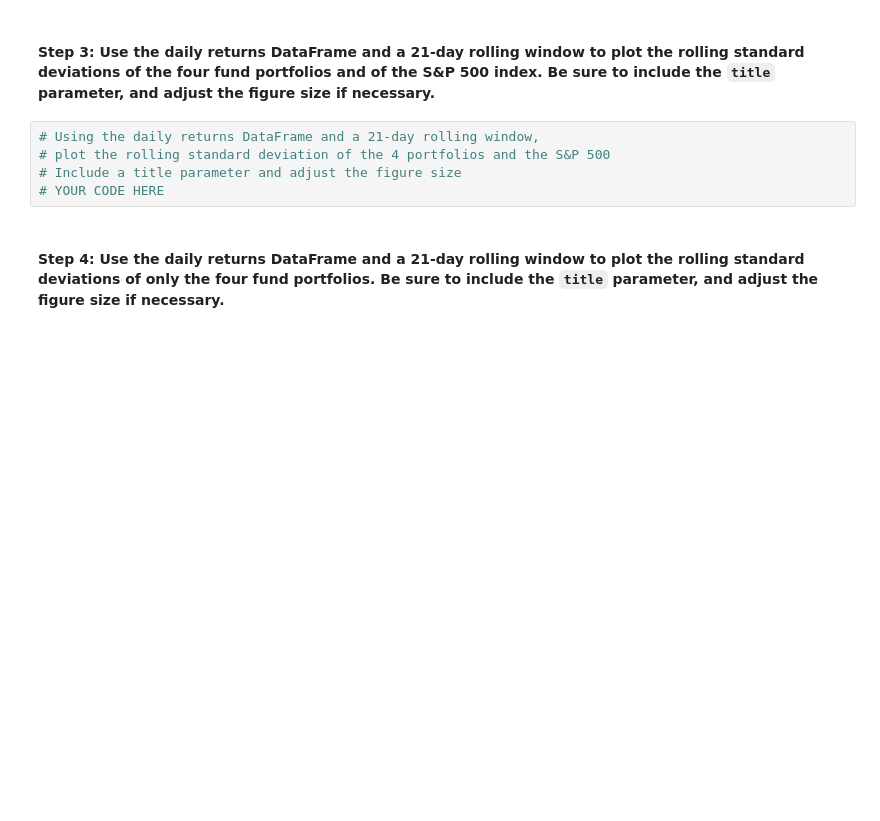
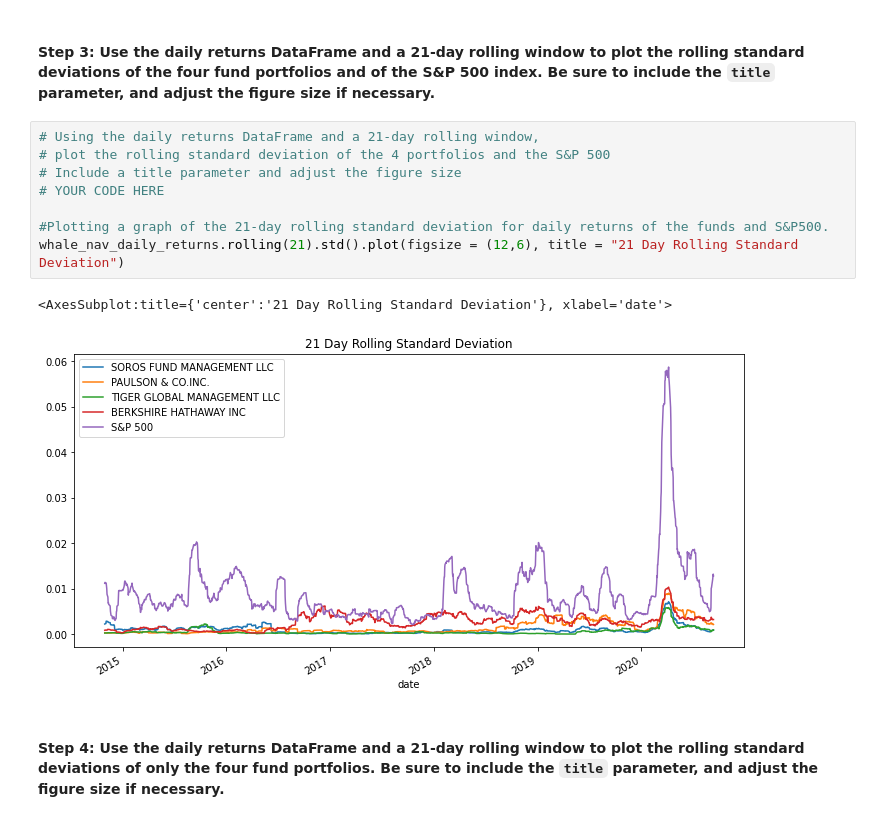
Before and after one commit to ndanialy/Risk_Return_Repository, a Jupyter notebook: risk_return_analysis.ipynb, the cells around one changed output. Drawn from its saved outputs; the diff is of its cells as text; blank space fills up the shorter version.

Commit message:
Analyzed the Risk
I finished analyzing the risk profiles of the funds in comparison to the S&P500 by comparing the annualized standard deviation, and rolling  21-day standard deviation.

```diff
--- a/risk_return_analysis.ipynb
+++ b/risk_return_analysis.ipynb
@@ -296,8 +328,14 @@ Evaluate the risk profile of each portfolio by using the standard deviation and
 # %%
 # Using the daily returns DataFrame and a 21-day rolling window,
 # plot the rolling standard deviation of the 4 portfolios and the S&P 500
 # Include a title parameter and adjust the figure size
 # YOUR CODE HERE
+
+#Plotting a graph of the 21-day rolling standard deviation for daily returns of the funds and S&P500.
+whale_nav_daily_returns.rolling(21).std().plot(figsize = (12,6), title = "21 Day Rolling Standard Deviation")
+# %% [output]
+<AxesSubplot:title={'center':'21 Day Rolling Standard Deviation'}, xlabel='date'>
+[figure, added]
 # %% [markdown]
 #### Step 4: Use the daily returns DataFrame and a 21-day rolling window to plot the rolling standard deviations of only the four fund portfolios. Be sure to include the `title` parameter, and adjust the figure size if necessary.
 # %%
```
Also changed, not shown: parts of 6 cells of this notebook.
